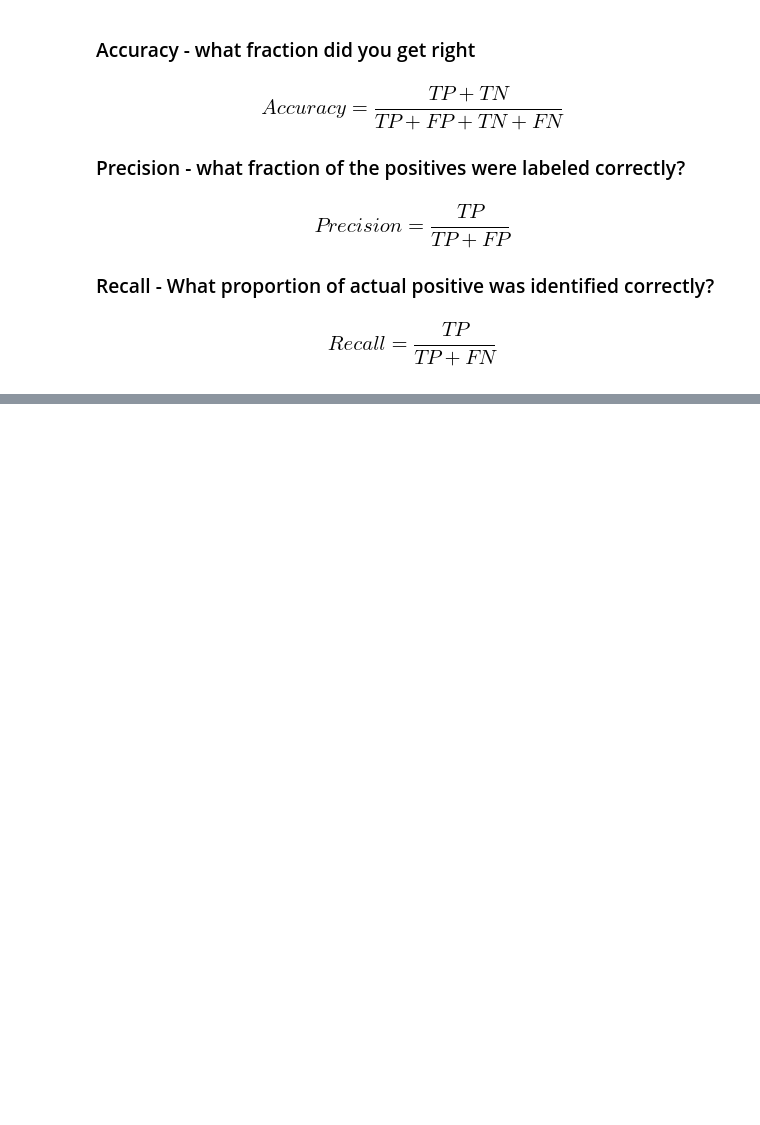
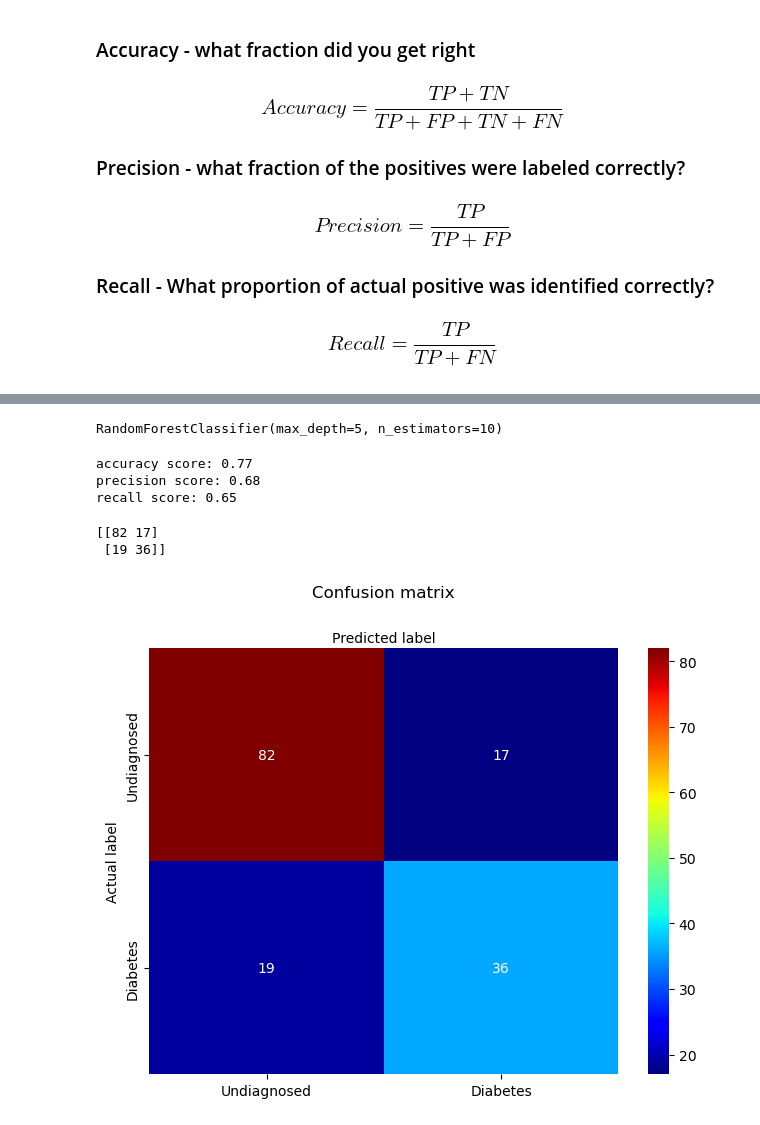
Before and after one commit to rameshsrinivasanuci/COGS106_F23, a Jupyter notebook: Lectures/Decision_Trees.ipynb, the cells around one changed output, grey strips where cells are left out. Drawn from its saved outputs; the diff is of its cells as text; code cells hidden in the pictures; blank space fills up the shorter version.

```diff
--- a/Lectures/Decision_Trees.ipynb
+++ b/Lectures/Decision_Trees.ipynb
@@ -158,0 +260,37 @@ plt.show()
+# %%
+from sklearn.ensemble import RandomForestClassifier
+n_trees = 10
+rf_pima = RandomForestClassifier(n_estimators=n_trees, max_depth=5)
+rf_pima.fit(X_train,y_train)
+# %% [output]
+RandomForestClassifier(max_depth=5, n_estimators=10)
+# %%
+y_pred = rf_pima.predict(X_test)
+print('accuracy score: %.2f' % accuracy_score(y_test,y_pred))
+print('precision score: %.2f' % precision_score(y_test,y_pred))
+print('recall score: %.2f' % recall_score(y_test,y_pred))
+# %% [output]
+accuracy score: 0.77
+precision score: 0.68
+recall score: 0.65
+# %%
+cnf_matrix = confusion_matrix(y_test, y_pred)
+print(cnf_matrix)
+# %% [output]
+[[82 17]
+ [19 36]]
+# %%
+fig, ax = plt.subplots()
+tick_marks = np.arange(len(class_names))
+# create heatmap
+sns.heatmap(pd.DataFrame(cnf_matrix), annot=True, cmap="jet" ,fmt='g')
+ax.xaxis.set_label_position("top")
+plt.tight_layout()
+plt.title('Confusion matrix', y=1.1)
+plt.ylabel('Actual label')
+plt.xlabel('Predicted label')
+plt.xticks(tick_marks+0.5, class_names)
+plt.yticks(tick_marks+0.5, class_names)
+plt.show()
+# %% [output]
+[figure, added]
```
Also changed, not shown: parts of 16 cells of this notebook.
